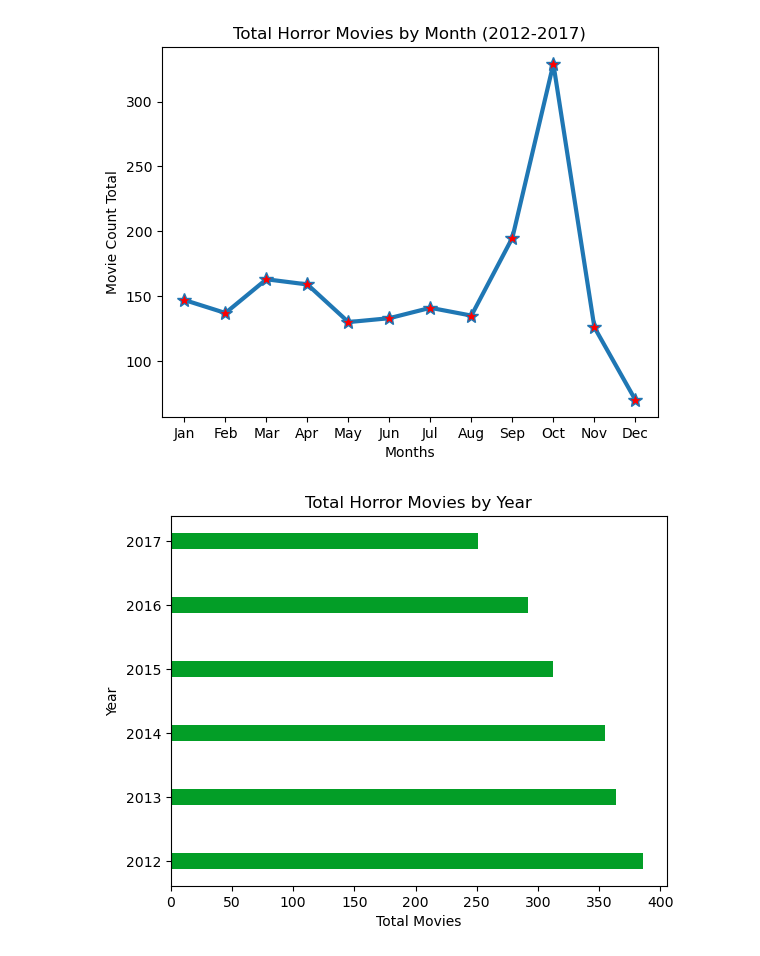
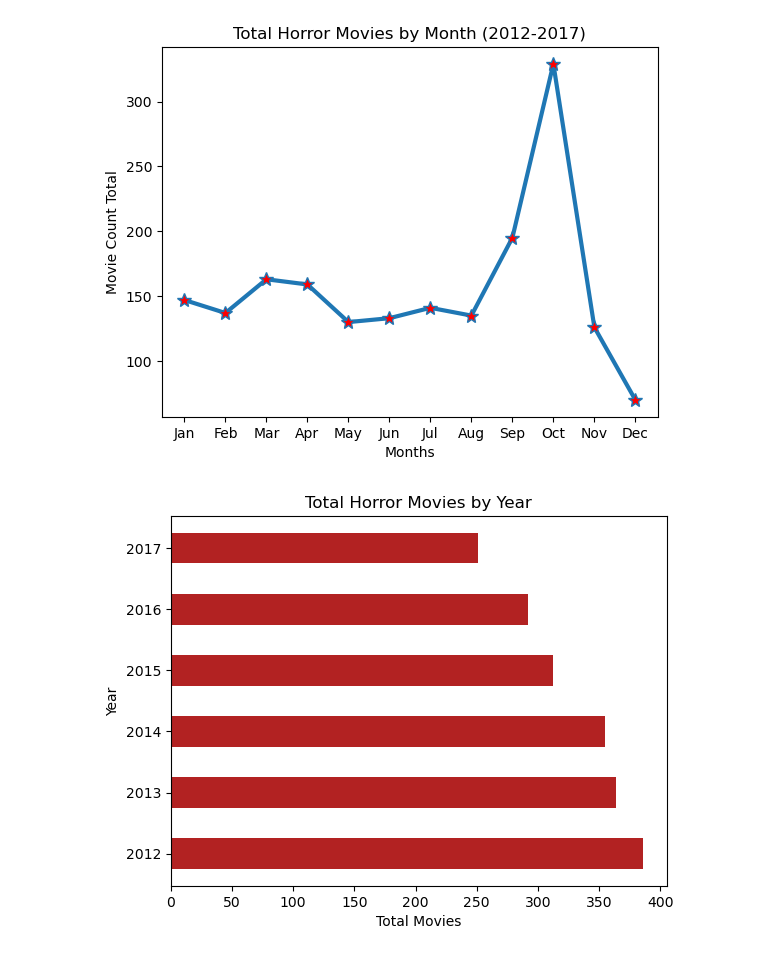
Before and after one commit to PerryMark773/Project-1-Team-1, a Jupyter notebook: VS_MONTHS.ipynb, the cells around one changed output. Saved outputs shown, nothing was run; the diff lists cells and outputs as text; code cells hidden in the pictures.

Commit message:
question 1 w charts compl

```diff
--- a/VS_MONTHS.ipynb
+++ b/VS_MONTHS.ipynb
@@ -380,17 +380,18 @@ plt.show()
 # %%
 # setting up horizontal bar chart
 yr = [2012,2013,2014,2015,2016,2017]
 total_yr = IMDB_Clean4_df['Release Year'].value_counts()
-width = 0.25
-plt.barh(yr, total_yr, width, color = '#039E27')
+width = 0.5
+plt.barh(yr, total_yr, width, color = 'firebrick')
 # setting label of y-axis
 plt.ylabel("Year")
 # setting label of x-axis
 plt.xlabel("Total Movies")
 plt.title("Total Horror Movies by Year")
+plt.savefig('Yearly release linechart')
 plt.show()
 # %% [output]
-[figure, old version]
+[figure, new version]
 # %%
 #
 IMDB_df = IMDB_df.dropna()
```
Also changed, not shown: parts of 1 cell of this notebook.
